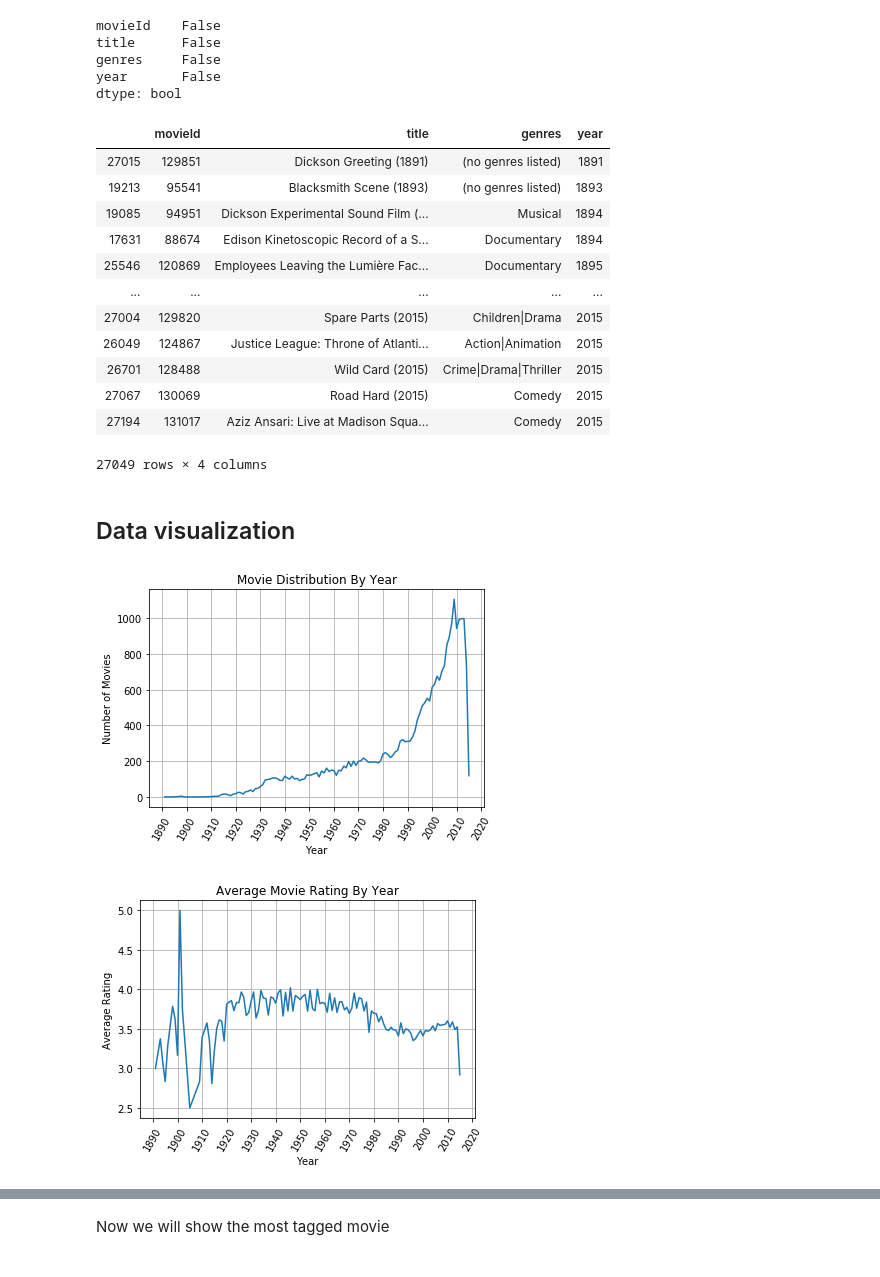
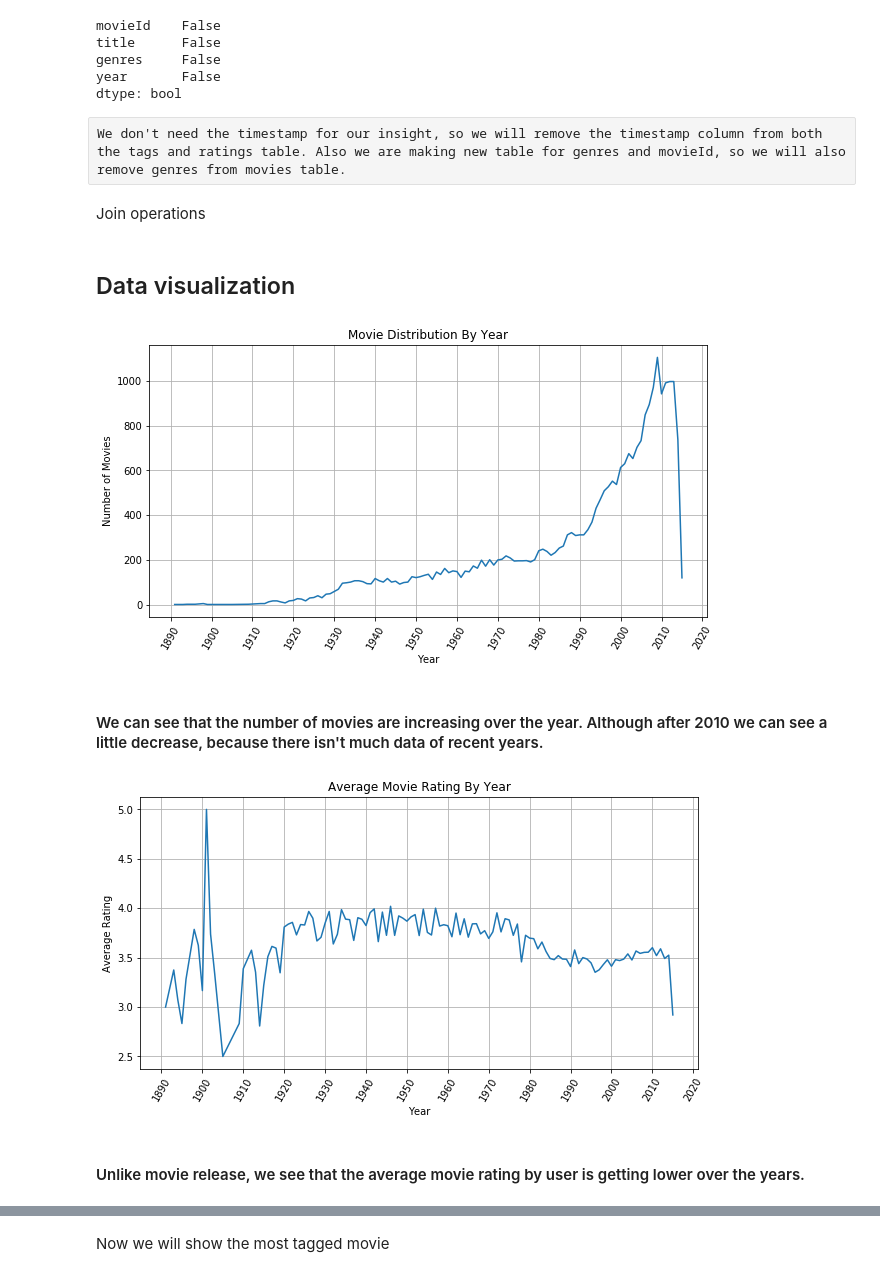
Before and after one commit to maliakber/algorithm-data-model-csc-501, a Jupyter notebook: source/csc-501-assignment-1-jupnote.ipynb, the cells around one changed output, grey strips where cells are left out. Saved outputs shown, nothing was run; the diff lists cells and outputs as text; code cells hidden in the pictures.

Commit message:
jupyter notebook and insights modified

```diff
--- a/source/csc-501-assignment-1-jupnote.ipynb
+++ b/source/csc-501-assignment-1-jupnote.ipynb
@@ -117,17 +114,2 @@ movies['year'] = movies['year'].astype(int)  # sorting separately after cleaning
-# %%
-movies = movies.sort_values(by = 'year')
-movies
-# %% [output]
-|  | movieId | title | genres | year |
-| 27015 | 129851 | Dickson Greeting (1891) | (no genres listed) | 1891 |
-| 19213 | 95541 | Blacksmith Scene (1893) | (no genres listed) | 1893 |
-| 19085 | 94951 | Dickson Experimental Sound Film (... | Musical | 1894 |
-| 17631 | 88674 | Edison Kinetoscopic Record of a S... | Documentary | 1894 |
-| 25546 | 120869 | Employees Leaving the Lumière Fac... | Documentary | 1895 |
-| ... | ... | ... | ... | ... |
-| 27004 | 129820 | Spare Parts (2015) | Children|Drama | 2015 |
-| 26049 | 124867 | Justice League: Throne of Atlanti... | Action|Animation | 2015 |
-| 26701 | 128488 | Wild Card (2015) | Crime|Drama|Thriller | 2015 |
-| 27067 | 130069 | Road Hard (2015) | Comedy | 2015 |
-| 27194 | 131017 | Aziz Ansari: Live at Madison Squa... | Comedy | 2015 |
-27049 rows × 4 columns
+# %% [raw]
+We don't need the timestamp for our insight, so we will remove the timestamp column from both the tags and ratings table. Also we are making new table for genres and movieId, so we will also remove genres from movies table.
@@ -133,0 +122,2 @@ movies
+# %% [markdown]
+Join operations
@@ -136,22 +130,25 @@ movies
 # %%
 def movies_per_year():
     movie_year_count = movies.groupby('year').count()['movieId']
+    plt.figure(figsize=(10,5))
     plt.plot(movie_year_count)
     plt.xticks(np.arange(1890, 2015 + 10, 10), rotation=60)
     plt.grid()
     plt.ylabel("Number of Movies")
     plt.xlabel("Year")
     plt.title("Movie Distribution By Year")
     plt.show()
 
 
 movies_per_year()
 # %% [output]
-[figure, old version]
+[figure, new version]
+# %% [markdown]
+#### We can see that the number of movies are increasing over the year. Although after 2010 we can see a little decrease, because there isn't much data of recent years.
 # %%
 def ratings_per_year():
-    result = pd.merge(movies[['movieId', 'year']], ratings[['movieId', 'rating']], on='movieId')
-    avg_rating = result.groupby('year').rating.mean()
+    avg_rating = movies_ratings_year.groupby('year').rating.mean()
+    plt.figure(figsize=(10,5))
     plt.plot(avg_rating)
     plt.xticks(np.arange(1890, 2015 + 10, 10), rotation=60)
     plt.ylabel("Average Rating")
@@ -163,7 +160,9 @@ def ratings_per_year():
 
 ratings_per_year()
 # %% [output]
-[figure, old version]
+[figure, new version]
+# %% [markdown]
+#### Unlike movie release, we see that the average movie rating by user is getting lower over the years.
 # %%
 def movies_per_genre():
     moviesGenreCount = dict()
```
Also changed, not shown: parts of 22 cells of this notebook, 2 other files.
